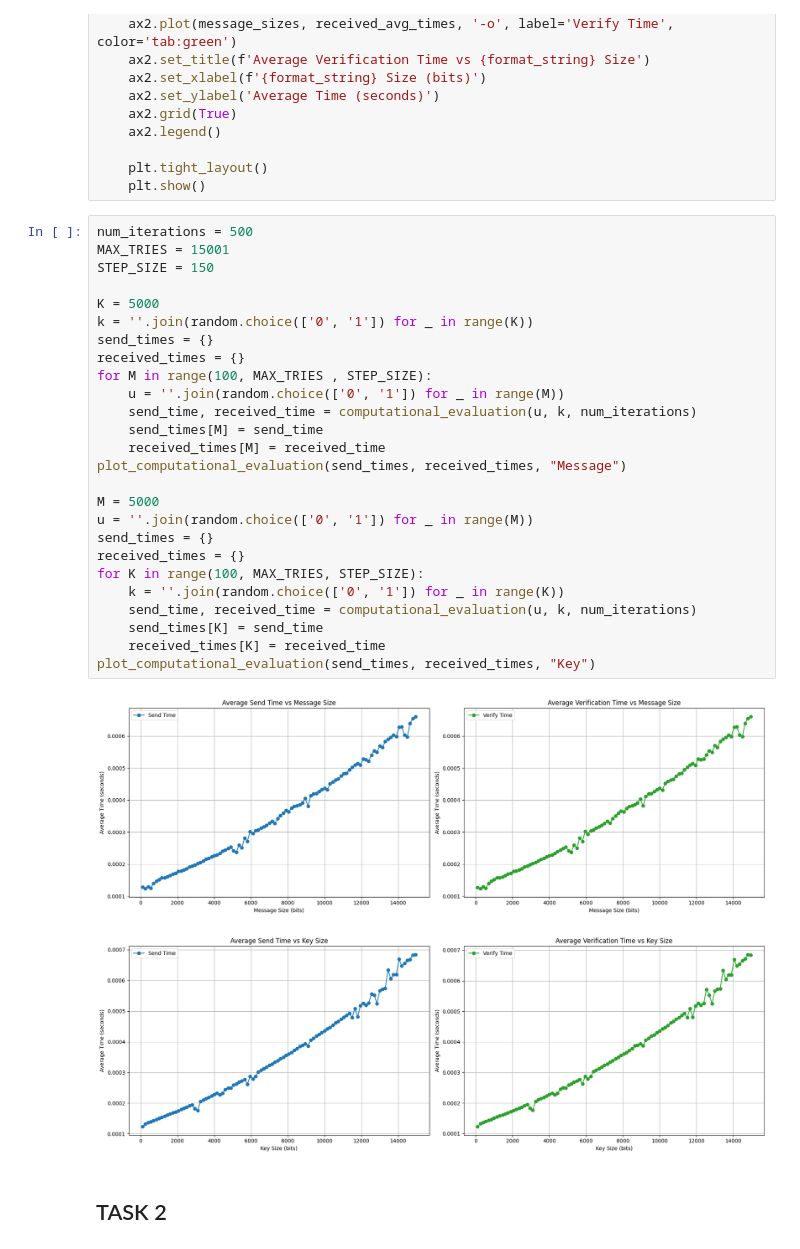
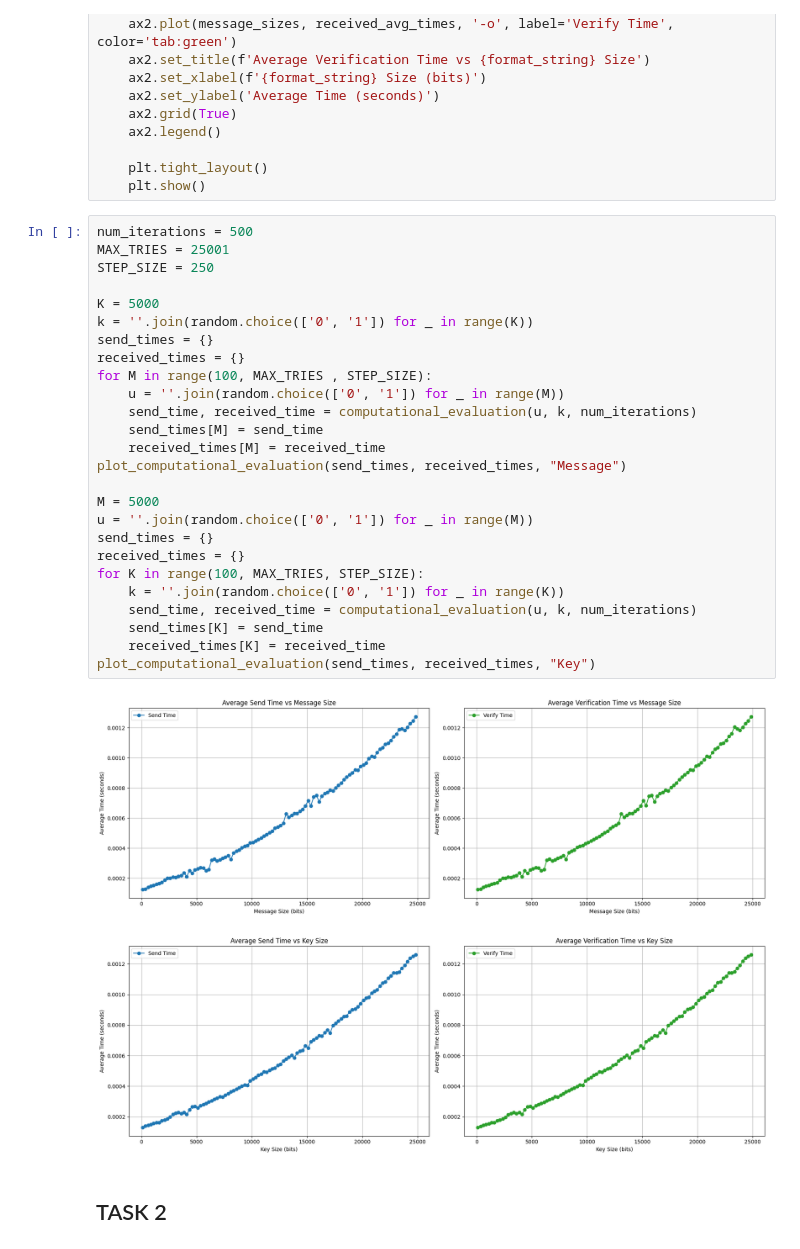
Before and after one commit to cibecs/lab-infosec, a Jupyter notebook: lab3/Lab3_info_sec.ipynb, the cells around one changed output. Cells and saved outputs as stored; diff of their text form.

```diff
--- a/lab3/Lab3_info_sec.ipynb
+++ b/lab3/Lab3_info_sec.ipynb
@@ -116,33 +116,33 @@ def plot_computational_evaluation(send_times, received_times, format_string):
     plt.show()
 # %%
 num_iterations = 500
-MAX_TRIES = 15001
-STEP_SIZE = 150
+MAX_TRIES = 25001
+STEP_SIZE = 250
 
 K = 5000
 k = ''.join(random.choice(['0', '1']) for _ in range(K))
 send_times = {}
 received_times = {}
 for M in range(100, MAX_TRIES , STEP_SIZE):
     u = ''.join(random.choice(['0', '1']) for _ in range(M))
     send_time, received_time = computational_evaluation(u, k, num_iterations)
     send_times[M] = send_time
     received_times[M] = received_time
 plot_computational_evaluation(send_times, received_times, "Message")
 
 M = 5000
 u = ''.join(random.choice(['0', '1']) for _ in range(M))
 send_times = {}
 received_times = {}
 for K in range(100, MAX_TRIES, STEP_SIZE):
     k = ''.join(random.choice(['0', '1']) for _ in range(K))
     send_time, received_time = computational_evaluation(u, k, num_iterations)
     send_times[K] = send_time
     received_times[K] = received_time
 plot_computational_evaluation(send_times, received_times, "Key")
 # %% [output]
-[figure, old version]
+[figure, new version]
-[figure, old version]
+[figure, new version]
 # %% [markdown]
 ## TASK 2
 # %%
```
Also changed, not shown: parts of 12 cells of this notebook.
